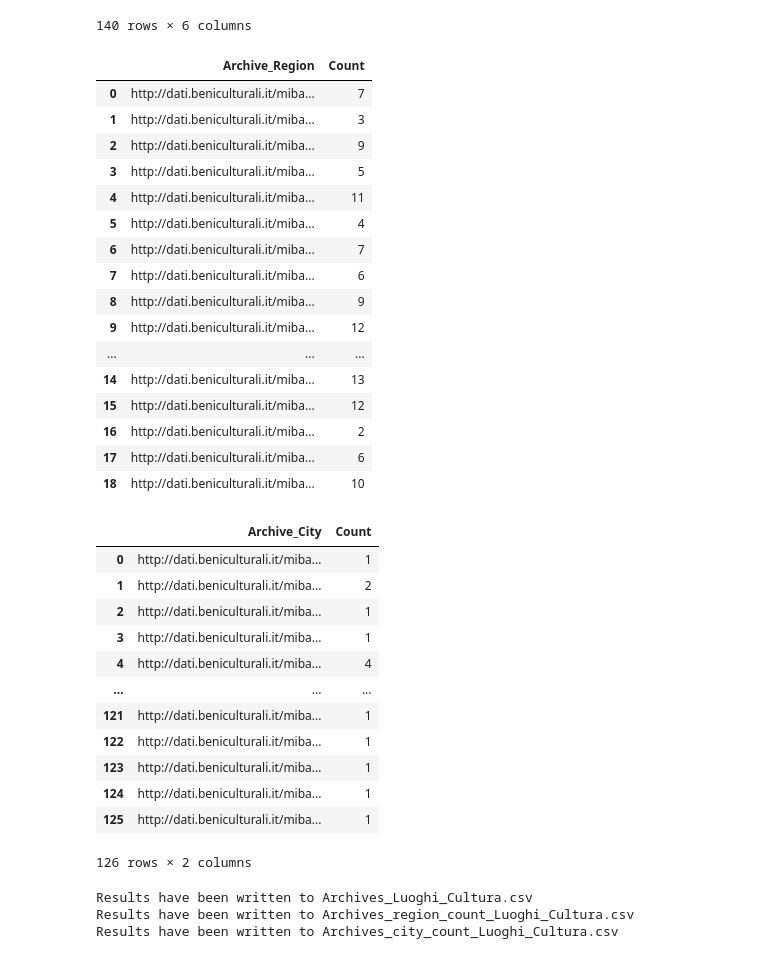
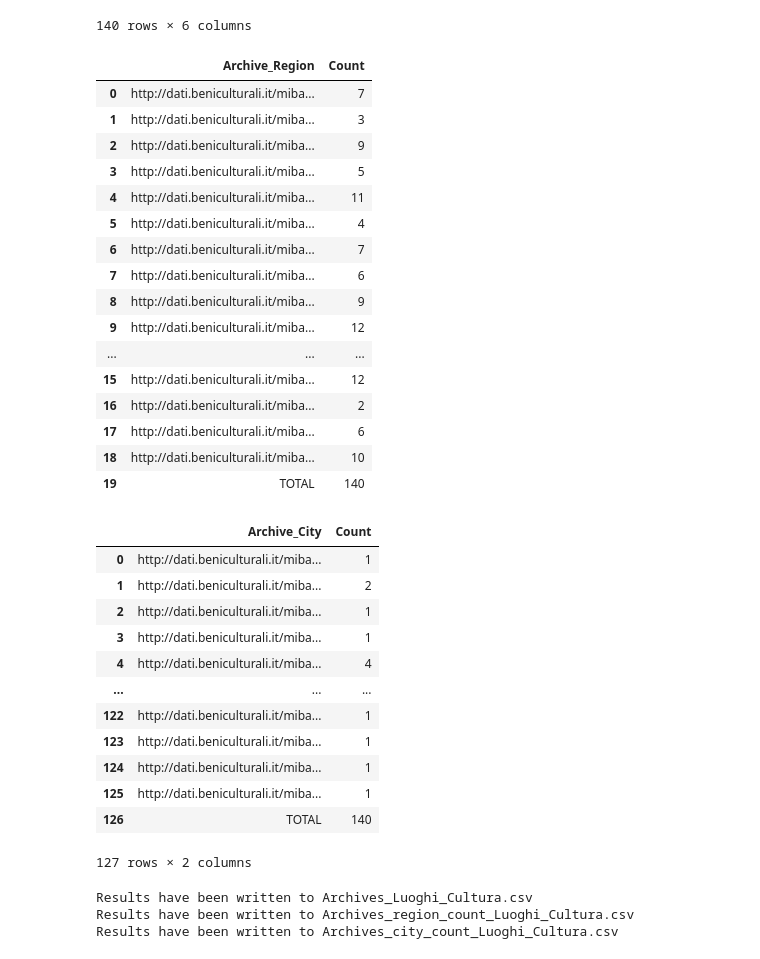
Before and after one commit to alicepicco333/culture4all, a Jupyter notebook: data/Dati_Archivi/luoghi_cultura_explorative_queries - Archives..ipynb, the cells around one changed output. Drawn from its saved outputs; the diff is of its cells as text; code cells hidden in the pictures.

```diff
--- a/data/Dati_Archivi/luoghi_cultura_explorative_queries - Archives..ipynb
+++ b/data/Dati_Archivi/luoghi_cultura_explorative_queries - Archives..ipynb
@@ -59,7 +59,14 @@ df_archives = pd.DataFrame(data_Archives)
 
 #Dataframes for counting archives by their city and region
 archive_region_counts = df_archives.groupby('Archive_Region').size().reset_index(name='Count')
+total_count = archive_region_counts ['Count'].sum()
+total_row = pd.DataFrame({'Archive_Region': ['TOTAL'], 'Count': [total_count]})
+archive_region_counts = pd.concat([archive_region_counts, total_row], ignore_index=True)
+
 archive_city_counts = df_archives.groupby('Archive_City').size().reset_index(name='Count')
+total_count = archive_city_counts['Count'].sum()
+total_row = pd.DataFrame({'Archive_City': ['TOTAL'], 'Count': [total_count]})
+archive_city_counts = pd.concat([archive_city_counts, total_row], ignore_index=True)
 
 #Displaying all dataframes for Archives entities
 display(df_archives)
@@ -79,38 +86,38 @@ print(f"Results have been written to {csv_file_archives_region_count}")
 
 csv_file_archives_city_count = "Archives_city_count_Luoghi_Cultura.csv"
 archive_city_counts.to_csv(csv_file_archives_city_count, index=False, encoding='utf-8')
 print(f"Results have been written to {csv_file_archives_city_count}")
 # %% [output]
 |  | Archive_ID | Archive_Name | Archive_City | Archive_Region | Archive_Latitude | Archive_Longitude |
 | 0 | http://dati.beniculturali.it/miba... | Archivio di Stato di Trento | http://dati.beniculturali.it/miba... | http://dati.beniculturali.it/miba... | 46.08832 | 11.109711 |
 | 1 | http://dati.beniculturali.it/miba... | Archivio di Stato di Bologna, Sez... | http://dati.beniculturali.it/miba... | http://dati.beniculturali.it/miba... | 44.35559 | 11.711252 |
 | 2 | http://dati.beniculturali.it/miba... | Archivio centrale dello Stato | http://dati.beniculturali.it/miba... | http://dati.beniculturali.it/miba... | 41.82904 | 12.47538 |
 | 3 | http://dati.beniculturali.it/miba... | Archivio di Stato di Ancona. Sede... | http://dati.beniculturali.it/miba... | http://dati.beniculturali.it/miba... | 43.595825 | 13.503158 |
 | 4 | http://dati.beniculturali.it/miba... | Archivio di Stato di Catanzaro | http://dati.beniculturali.it/miba... | http://dati.beniculturali.it/miba... | 38.90427 | 16.59281 |
 | ... | ... | ... | ... | ... | ... | ... |
 | 135 | http://dati.beniculturali.it/miba... | Archivio di Stato di Varese | http://dati.beniculturali.it/miba... | http://dati.beniculturali.it/miba... | 45.816025 | 8.815864 |
 | 136 | http://dati.beniculturali.it/miba... | Casa Zegna | http://dati.beniculturali.it/miba... | http://dati.beniculturali.it/miba... | 45.67137 | 8.157712 |
 | 137 | http://dati.beniculturali.it/miba... | Collezione storica ATC Bologna | http://dati.beniculturali.it/miba... | http://dati.beniculturali.it/miba... | 44.507275 | 11.350482 |
 | 138 | http://dati.beniculturali.it/miba... | Raccolta Archivio Toraldo di Francia | http://dati.beniculturali.it/miba... | http://dati.beniculturali.it/miba... | 38.677116 | 15.897367 |
 | 139 | http://dati.beniculturali.it/miba... | Fondazione Memofonte | http://dati.beniculturali.it/miba... | http://dati.beniculturali.it/miba... | 43.769054 | 11.248381 |
 140 rows × 6 columns
 |  | Archive_Region | Count |
 | 0 | http://dati.beniculturali.it/miba... | 7 |
 | 1 | http://dati.beniculturali.it/miba... | 3 |
 | 2 | http://dati.beniculturali.it/miba... | 9 |
 | 3 | http://dati.beniculturali.it/miba... | 5 |
 | 4 | http://dati.beniculturali.it/miba... | 11 |
 | 5 | http://dati.beniculturali.it/miba... | 4 |
 | 6 | http://dati.beniculturali.it/miba... | 7 |
 | 7 | http://dati.beniculturali.it/miba... | 6 |
 | 8 | http://dati.beniculturali.it/miba... | 9 |
 | 9 | http://dati.beniculturali.it/miba... | 12 |
 | ... | ... | ... |
-| 14 | http://dati.beniculturali.it/miba... | 13 |
 | 15 | http://dati.beniculturali.it/miba... | 12 |
 | 16 | http://dati.beniculturali.it/miba... | 2 |
 | 17 | http://dati.beniculturali.it/miba... | 6 |
 | 18 | http://dati.beniculturali.it/miba... | 10 |
+| 19 | TOTAL | 140 |
 |  | Archive_City | Count |
 | 0 | http://dati.beniculturali.it/miba... | 1 |
 | 1 | http://dati.beniculturali.it/miba... | 2 |
@@ -118,12 +125,12 @@ print(f"Results have been written to {csv_file_archives_city_count}")
 | 3 | http://dati.beniculturali.it/miba... | 1 |
 | 4 | http://dati.beniculturali.it/miba... | 4 |
 | ... | ... | ... |
-| 121 | http://dati.beniculturali.it/miba... | 1 |
 | 122 | http://dati.beniculturali.it/miba... | 1 |
 | 123 | http://dati.beniculturali.it/miba... | 1 |
 | 124 | http://dati.beniculturali.it/miba... | 1 |
 | 125 | http://dati.beniculturali.it/miba... | 1 |
+| 126 | TOTAL | 140 |
-126 rows × 2 columns
+127 rows × 2 columns
 Results have been written to Archives_Luoghi_Cultura.csv
 Results have been written to Archives_region_count_Luoghi_Cultura.csv
 Results have been written to Archives_city_count_Luoghi_Cultura.csv
```
Also changed, not shown: 3 other files.
